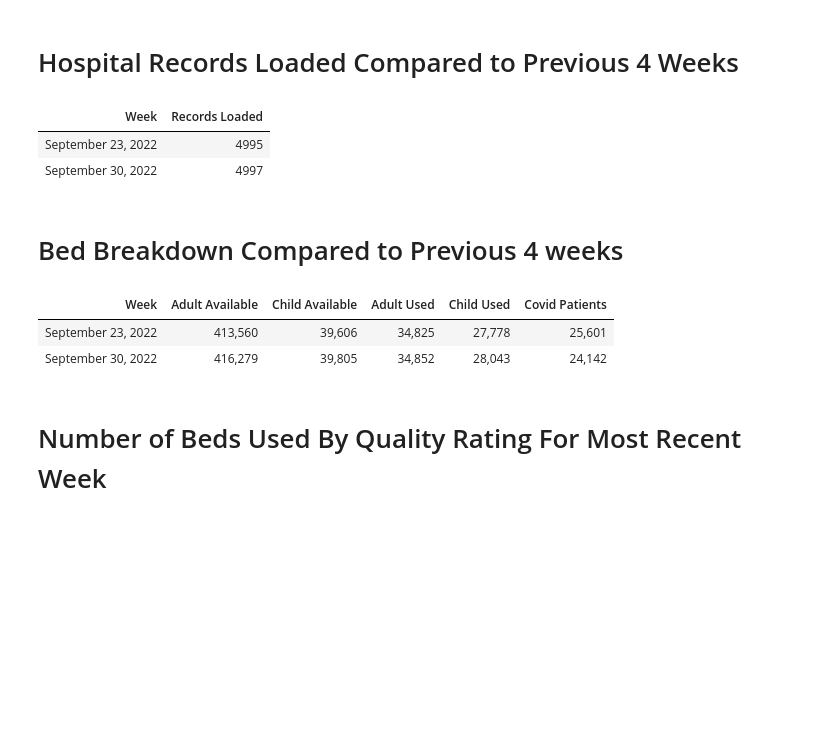
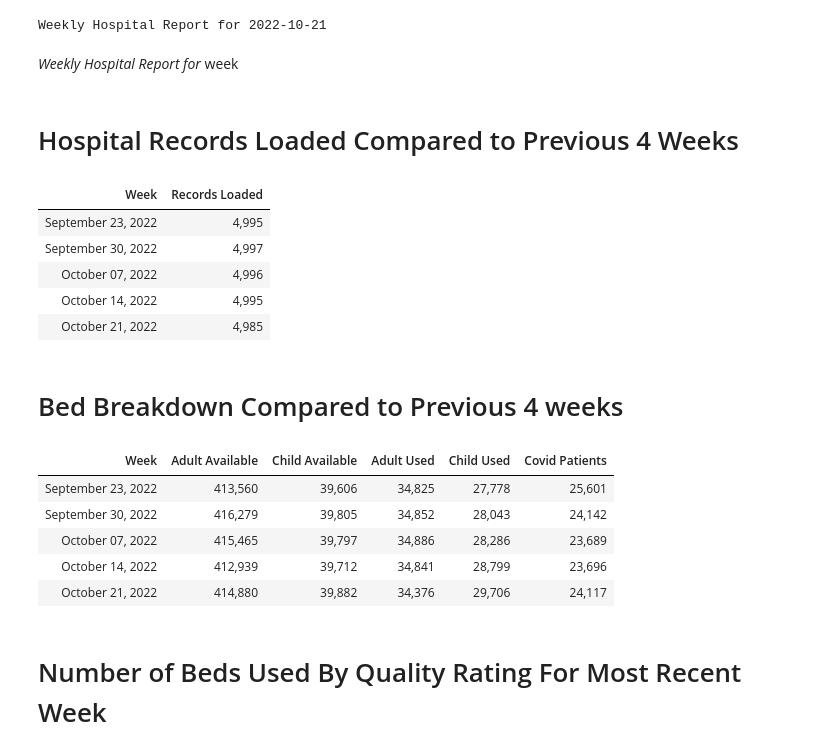
Before and after one commit to RuohaoWu/Hospital-Database, a Jupyter notebook: weekly-report.ipynb, the cells around one changed output. Cells and saved outputs as stored; diff of their text form; code cells hidden in the pictures; blank space fills up the shorter version.

```diff
--- a/weekly-report.ipynb
+++ b/weekly-report.ipynb
@@ -19,0 +14,2 @@ Weekly Hospital Report for 2022-09-30
+# %%
+week = 'week'
@@ -20,3 +18,9 @@ Weekly Hospital Report for 2022-09-30
+# %%
+print("Report Week: " + week)
+print("Generated By: Blackbirds")
+# %% [output]
+Weekly Hospital Report for 2022-10-21
+*Weekly Hospital Report for* week
 # %%
 # Connect to the sql server
 conn = psycopg.connect(
@@ -56,16 +60,19 @@ if run == True:
 # %%
 if run == True:
     # Create Table
     def highlight_max(x):
         return ['font-weight: bold' if v == x.loc[x.shape[0]-1] else ''
                     for v in x]
 
     weekly_uploads = weekly_uploads.rename(columns={"to_char":"Week","count":"Records Loaded"})
-    weekly_uploads.style.hide_index().apply(highlight_max)
+    weekly_uploads.style.format({"Records Loaded":"{:,.0f}"}).hide_index().apply(highlight_max)
 # %% [output]
 | Week | Records Loaded |
-| September 23, 2022 | 4995 |
-| September 30, 2022 | 4997 |
+| September 23, 2022 | 4,995 |
+| September 30, 2022 | 4,997 |
+| October 07, 2022 | 4,996 |
+| October 14, 2022 | 4,995 |
+| October 21, 2022 | 4,985 |
 # %% [markdown]
 # Bed Breakdown Compared to Previous 4 weeks
 # %%
@@ -100,6 +107,9 @@ if run == True:
 | Week | Adult Available | Child Available | Adult Used | Child Used | Covid Patients |
 | September 23, 2022 | 413,560 | 39,606 | 34,825 | 27,778 | 25,601 |
 | September 30, 2022 | 416,279 | 39,805 | 34,852 | 28,043 | 24,142 |
+| October 07, 2022 | 415,465 | 39,797 | 34,886 | 28,286 | 23,689 |
+| October 14, 2022 | 412,939 | 39,712 | 34,841 | 28,799 | 23,696 |
+| October 21, 2022 | 414,880 | 39,882 | 34,376 | 29,706 | 24,117 |
 # %% [markdown]
 # Number of Beds Used By Quality Rating For Most Recent Week
 # %%
```
Also changed, not shown: parts of 9 cells of this notebook, 1 other file.
